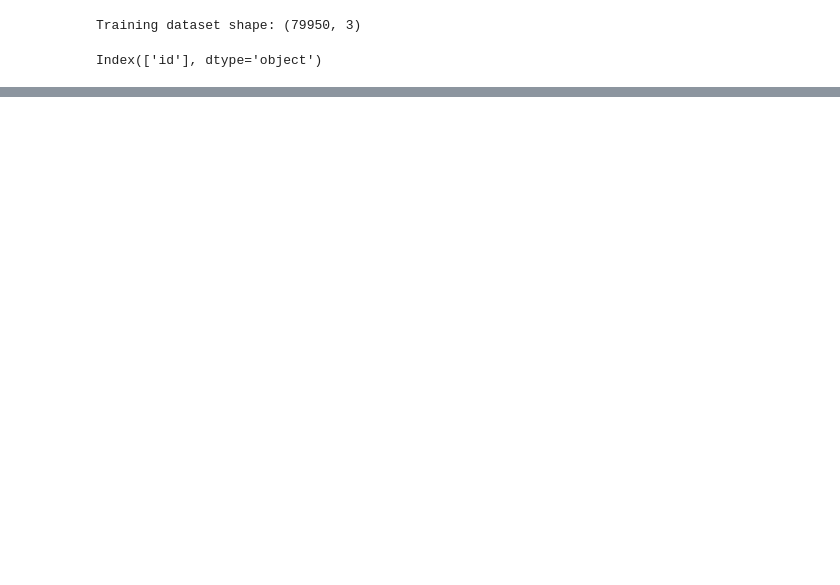
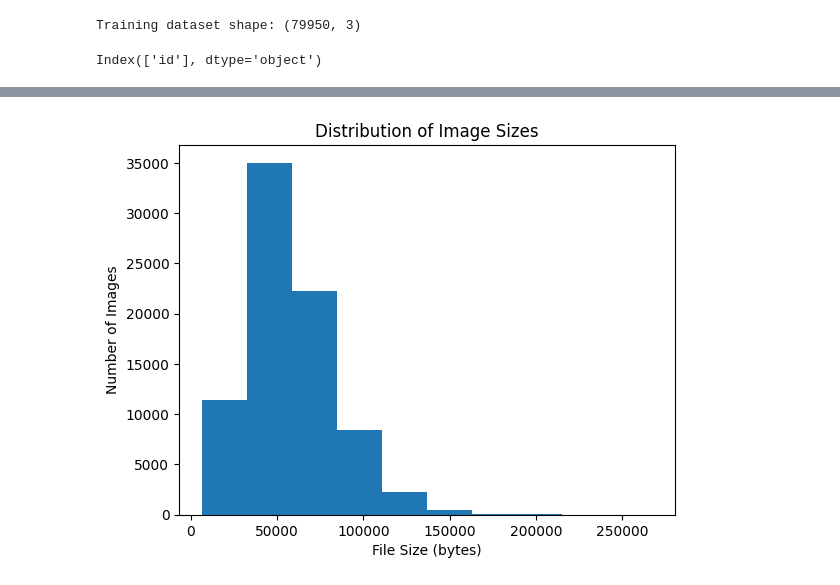
Before and after one commit to keelinarseneault/ML-Engineering, a Jupyter notebook: Capstone_EDA.ipynb, the cells around one changed output, grey strips where cells are left out. Saved outputs shown, nothing was run; the diff lists cells and outputs as text; code cells hidden in the pictures; blank space fills up the shorter version.

```diff
--- a/Capstone_EDA.ipynb
+++ b/Capstone_EDA.ipynb
@@ -58,0 +66,43 @@ print(test.shape)
+# %%
+# Exploring properties of the images in the training dataset
+
+import numpy as np
+import cv2
+
+sizes = []
+resolutions = []
+color_distributions = []
+
+for dirpath, dirnames, filenames in os.walk(train_path):
+    for filename in filenames:
+        if filename.lower().endswith(('.png', '.jpg', '.jpeg')):
+            img_path = os.path.join(dirpath, filename)
+            img = cv2.imread(img_path)
+
+            # Extract image size
+            size = os.path.getsize(img_path)
+            sizes.append(size)
+
+            # Extract image resolution
+            resolution = img.shape[:2]
+            resolutions.append(resolution)
+
+            # Extract image color distribution
+            color_distribution = np.bincount(img.flatten(), minlength=256)
+            color_distributions.append(color_distribution)
+
+# Convert the lists to numpy arrays for easier manipulation
+sizes = np.array(sizes)
+resolutions = np.array(resolutions)
+color_distributions = np.array(color_distributions)
+# %%
+import matplotlib.pyplot as plt
+
+# Plot a histogram of the image sizes
+plt.hist(sizes)
+plt.title("Distribution of Image Sizes")
+plt.xlabel("File Size (bytes)")
+plt.ylabel("Number of Images")
+plt.show()
+# %% [output]
+[figure, added]
```
Also changed, not shown: parts of 16 cells of this notebook.
